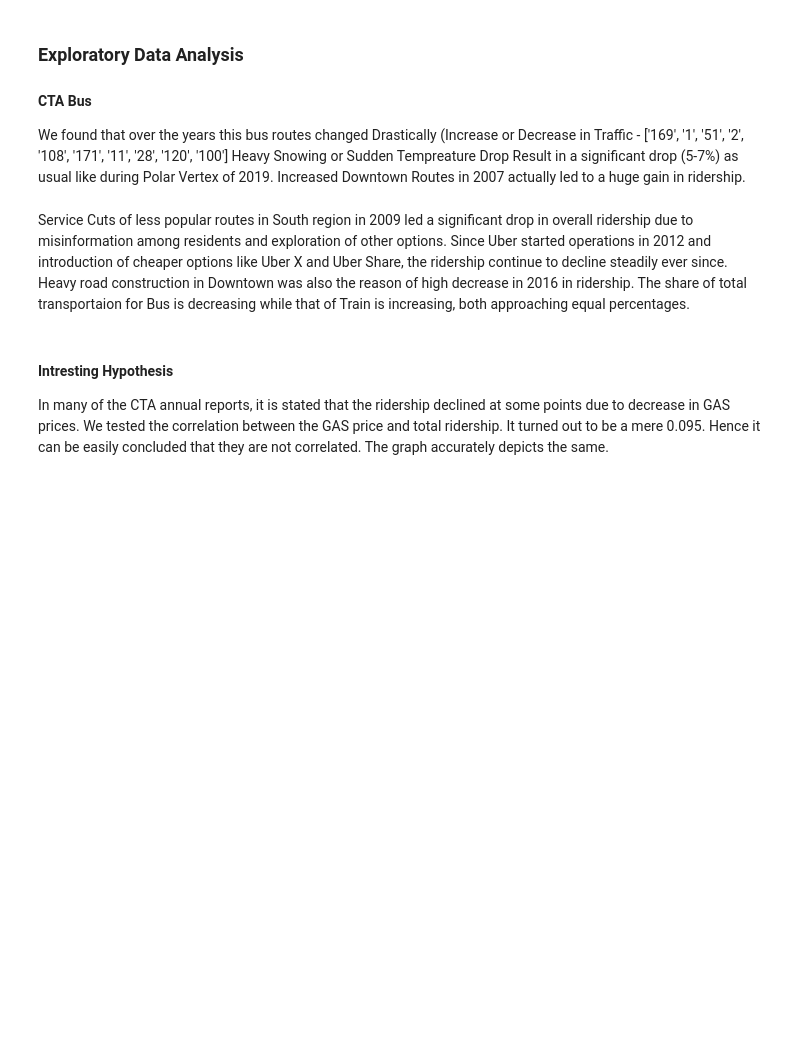
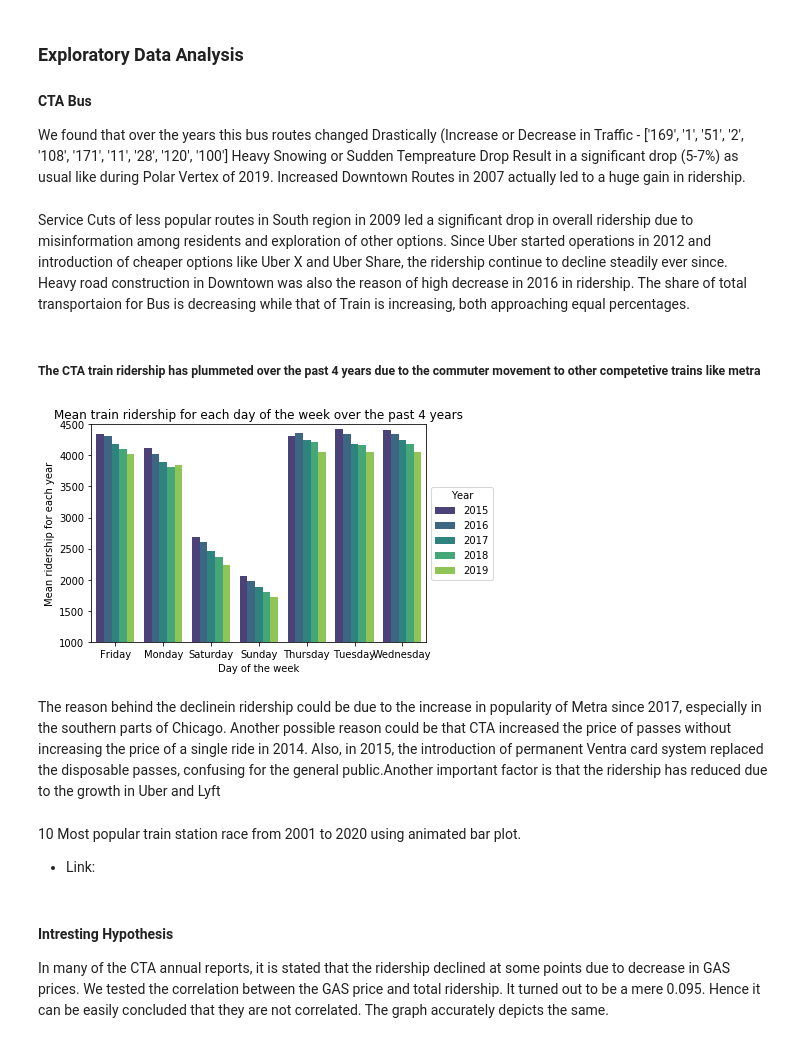
Before and after one commit to uic-cs418/python_demons, a Jupyter notebook: Progress_report.ipynb, the cells around one changed output. Drawn from its saved outputs; the diff is of its cells as text; code cells hidden in the pictures; blank space fills up the shorter version.

```diff
--- a/Progress_report.ipynb
+++ b/Progress_report.ipynb
@@ -19,6 +25,11 @@ We cleaned the data intially but the major cleaning happened on-the-go as we tri
 9) Adjust all the values for the leap year (normalized for an extra day) 10) Dropped all the NaN values and All the double value 11) Converted value of Bus and Train Ridership into percentage share of total
 # %% [markdown]
 10) Added new column of days by extracting the days using calender library with the help of date column already present in the dataset. 11) Filtered out Nan values from the dataset. 12) Grouped the dataset on the basis of 4 features:'route','daytype','days','year'. 13) There are 185 total unique buses which runs under authority of CTA, some are only weekdays buses and some of them runs over whole week. 14) Filtered out the buses which runs over all the weekdays for last 20 years. 15) Created new dataframe which contains only those buses which runs over all the weekdays. And extracted list of those buses and the buses which do not hold the above condition into two separate list.
+# %%
+#Reading the file for daily ridership of the L
+py_data=pd.read_csv("./data/CTA_-_Ridership_-__L__Station_Entries_-_Daily_Totals.csv")
+# %%
+py_data = Kasturi.data_cleaning(py_data)
 # %% [markdown]
 ### Exploratory Data Analysis
 
@@ -32,6 +43,19 @@ Service Cuts of less popular routes in South region in 2009 led a significant dr
 Since Uber started operations in 2012 and introduction of cheaper options like Uber X and Uber Share, the ridership continue to decline steadily ever since.
 Heavy road construction in Downtown was also the reason of high decrease in 2016 in ridership.
 The share of total transportaion for Bus is decreasing while that of Train is increasing, both approaching equal percentages.
+# %%
+py_data_pivot = Kasturi.perform_eda(py_data)
+# %% [markdown]
+##### The CTA train ridership has plummeted over the past 4 years due to the commuter movement to other competetive trains like metra
+# %%
+Kasturi.day_of_week(py_data_pivot)
+# %% [output]
+[figure, added]
+# %% [markdown]
+The reason behind the declinein ridership could be due to the increase in popularity of Metra since 2017, especially in the southern parts of Chicago. Another possible reason could be that CTA increased the price of passes without increasing the price of a single ride in 2014. Also, in 2015, the introduction of permanent Ventra card system replaced the disposable passes, confusing for the general public.Another important factor is that the ridership has reduced due to the growth in Uber and Lyft
+# %% [markdown]
+10 Most popular train station race from 2001 to 2020 using animated bar plot.
+- Link:
 # %% [markdown]
 #### Intresting Hypothesis
 In many of the CTA annual reports, it is stated that the ridership declined at some points due to decrease in GAS prices. We tested the correlation between the GAS price and total ridership. It turned out to be a mere 0.095. Hence it can be easily concluded that they are not correlated. The graph accurately depicts the same.
```
Also changed, not shown: parts of 5 cells of this notebook.
